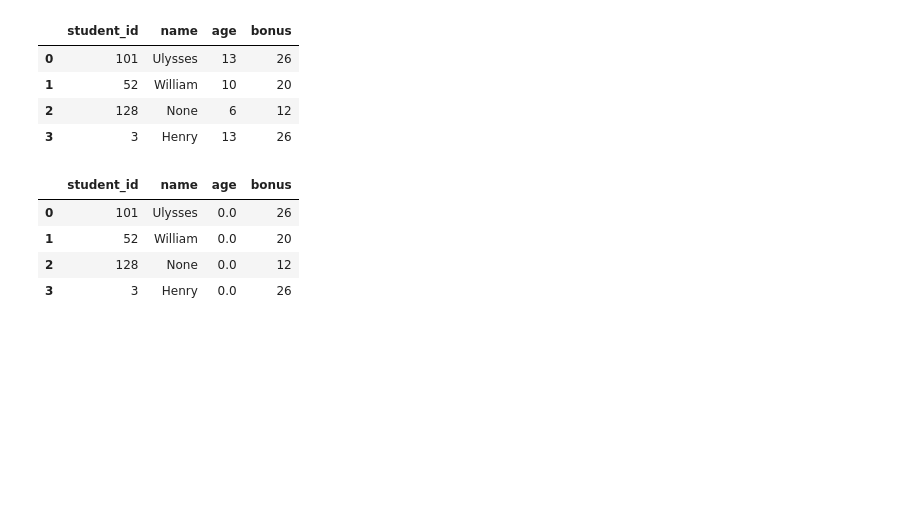
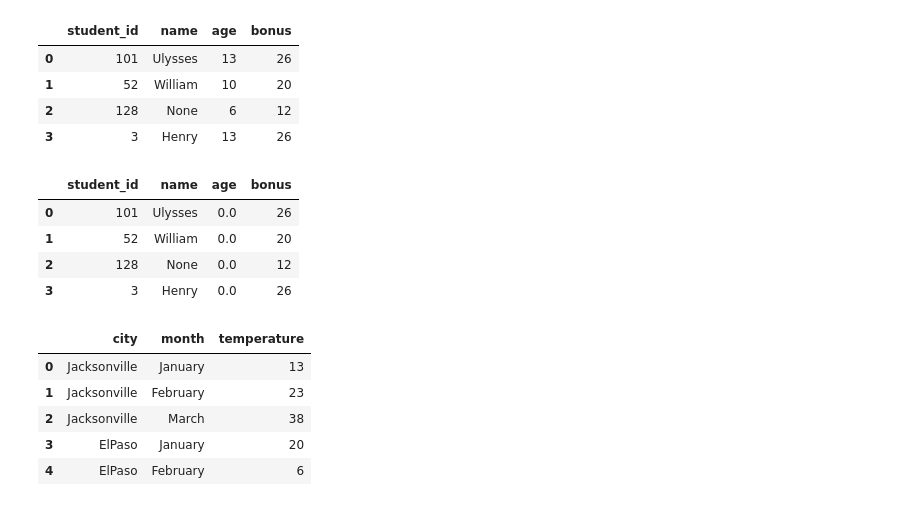
Before and after one commit to AfsalAfzz-Pro/data-science-learning, a Jupyter notebook: pandas library/pandas learning.ipynb, the cells around one changed output. Drawn from its saved outputs; the diff is of its cells as text; code cells hidden in the pictures; blank space fills up the shorter version.

```diff
--- a/pandas library/pandas learning.ipynb
+++ b/pandas library/pandas learning.ipynb
@@ -206,3 +204,17 @@ df
 | 1 | 52 | William | 0.0 | 20 |
 | 2 | 128 | None | 0.0 | 12 |
 | 3 | 3 | Henry | 0.0 | 26 |
+# %%
+data = {'city':["Jacksonville","Jacksonville","Jacksonville","ElPaso","ElPaso"],
+        'month':["January","February","March","January","February"],
+        'temperature':[13,23,38,20,6]}
+
+dataframe = pd.DataFrame(data)
+dataframe
+# %% [output]
+|  | city | month | temperature |
+| 0 | Jacksonville | January | 13 |
+| 1 | Jacksonville | February | 23 |
+| 2 | Jacksonville | March | 38 |
+| 3 | ElPaso | January | 20 |
+| 4 | ElPaso | February | 6 |
```
Also changed, not shown: parts of 11 cells of this notebook, 4 other files.
